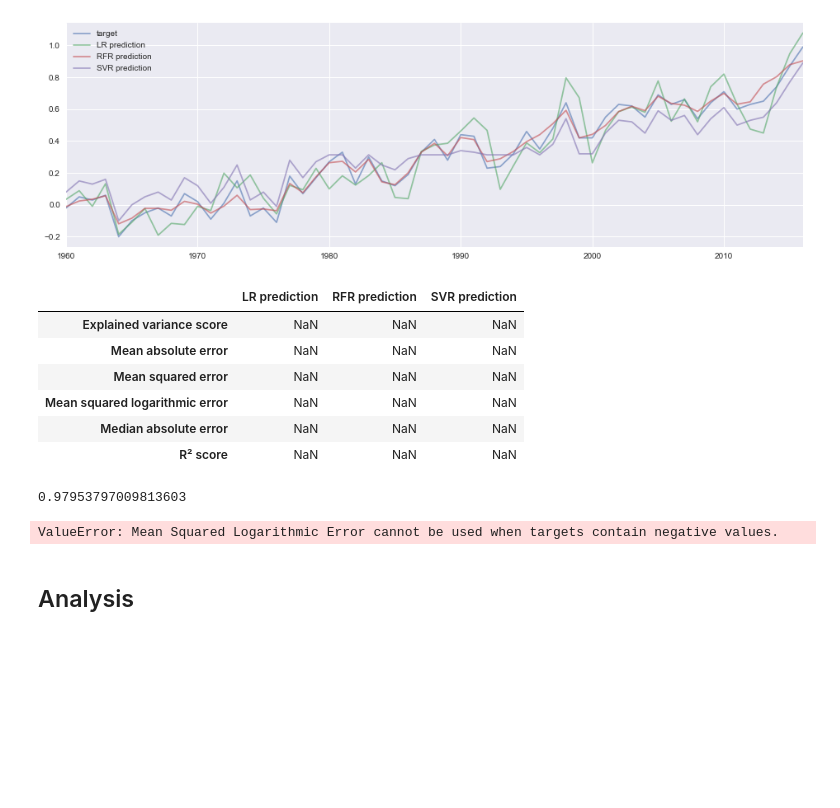
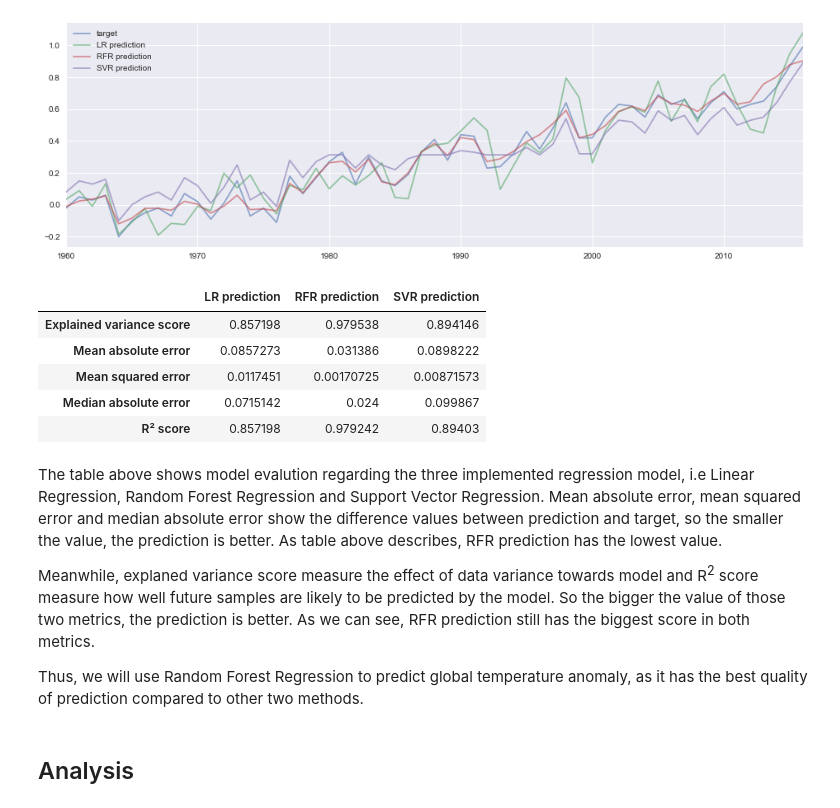
Before and after one commit to anggairawan/EPA1333, a Jupyter notebook: notebook/Final_Assignment/FA_RFE_plot7.ipynb, the cells around one changed output. Drawn from its saved outputs; the diff is of its cells as text; code cells hidden in the pictures; blank space fills up the shorter version.

Commit message:
add regression metrics analysis

```diff
--- a/notebook/Final_Assignment/FA_RFE_plot7.ipynb
+++ b/notebook/Final_Assignment/FA_RFE_plot7.ipynb
@@ -619,53 +619,37 @@ dataset_tempe[['target', 'LR prediction', 'RFR prediction', 'SVR prediction']].p
 # %% [output]
 [figure]
 # %%
-metricsList = ['Explained variance score','Mean absolute error','Mean squared error','Mean squared logarithmic error','Median absolute error',' R² score']
+from sklearn.metrics import explained_variance_score
+from sklearn.metrics import mean_absolute_error
+from sklearn.metrics import mean_squared_error
+from sklearn.metrics import mean_squared_log_error
+from sklearn.metrics import median_absolute_error
+from sklearn.metrics import r2_score
+
+metricsList = ['Explained variance score','Mean absolute error','Mean squared error','Median absolute error',' R² score']
 predictNameList = ['LR prediction', 'RFR prediction', 'SVR prediction']
+metricsFuncList  = [explained_variance_score, mean_absolute_error, mean_squared_error, median_absolute_error,r2_score]
+
 df_metrics = pd.DataFrame(index=metricsList,columns=predictNameList)
-#df_metrics.iloc[0][0] = 1
-#len(df_metrics)
+
+for i in range(0,len(df_metrics)):
+    for j in range(0,len(predictNameList)):
+        df_metrics.iloc[i][j] = metricsFuncList[i](dataset_tempe[['target']],dataset_tempe[[predictNameList[j]]])
+
 df_metrics
 # %% [output]
 |  | LR prediction | RFR prediction | SVR prediction |
-| Explained variance score | NaN | NaN | NaN |
-| Mean absolute error | NaN | NaN | NaN |
-| Mean squared error | NaN | NaN | NaN |
-| Mean squared logarithmic error | NaN | NaN | NaN |
-| Median absolute error | NaN | NaN | NaN |
-| R² score | NaN | NaN | NaN |
+| Explained variance score | 0.857198 | 0.979538 | 0.894146 |
+| Mean absolute error | 0.0857273 | 0.031386 | 0.0898222 |
+| Mean squared error | 0.0117451 | 0.00170725 | 0.00871573 |
+| Median absolute error | 0.0715142 | 0.024 | 0.099867 |
+| R² score | 0.857198 | 0.979242 | 0.89403 |
-# %%
-from sklearn.metrics import explained_variance_score
-from sklearn.metrics import mean_absolute_error
-from sklearn.metrics import mean_squared_error
-from sklearn.metrics import mean_squared_log_error
-from sklearn.metrics import median_absolute_error
-from sklearn.metrics import r2_score
-
-metricsFuncList  = [explained_variance_score, mean_absolute_error, mean_squared_error, mean_squared_log_error, median_absolute_error,r2_score]
-
-metricsFuncList[0](dataset_tempe[['target']],dataset_tempe[['RFR prediction']])
-#dataset_tempe['target'].values
-#dataset_tempe['RFR prediction'].values
-#dataset_tempe[['target']].values
-# %% [output]
-0.97953797009813603
-# %%
-from sklearn.metrics import explained_variance_score
-from sklearn.metrics import mean_absolute_error
-from sklearn.metrics import mean_squared_error
-from sklearn.metrics import mean_squared_log_error
-from sklearn.metrics import median_absolute_error
-from sklearn.metrics import r2_score
-
-metricsFuncList  = [explained_variance_score, mean_absolute_error, mean_squared_error,, median_absolute_error,r2_score]
-
-for i in range(0,len(df_metrics)):
-    for j in range(0,len(predictNameList)):
-        df_metrics.iloc[i][j] = metricsFuncList[i](dataset_tempe[['target']],dataset_tempe[[predictNameList[j]]])
-
-df_metrics
-# %% [output]
-ValueError: Mean Squared Logarithmic Error cannot be used when targets contain negative values.
+# %% [markdown]
+The table above shows model evalution regarding the three implemented regression model, i.e  Linear Regression, Random Forest Regression and Support Vector Regression. Mean absolute error, mean squared error and median absolute error show the difference values between prediction and target, so the smaller the value, the prediction is better. As table above describes, RFR prediction has the lowest value.
+
+Meanwhile, explaned variance score measure the effect of data variance towards model and R<sup>2</sup> score measure how well future samples are likely to be predicted by the model. So the bigger the value of those two metrics, the prediction is better. As we can see, RFR prediction still has the biggest score in both metrics.
+
+Thus, we will use Random Forest Regression to predict global temperature anomaly, as it has the best quality of prediction compared to other two methods.
 # %% [markdown]
 ## Analysis
 # %%
```
